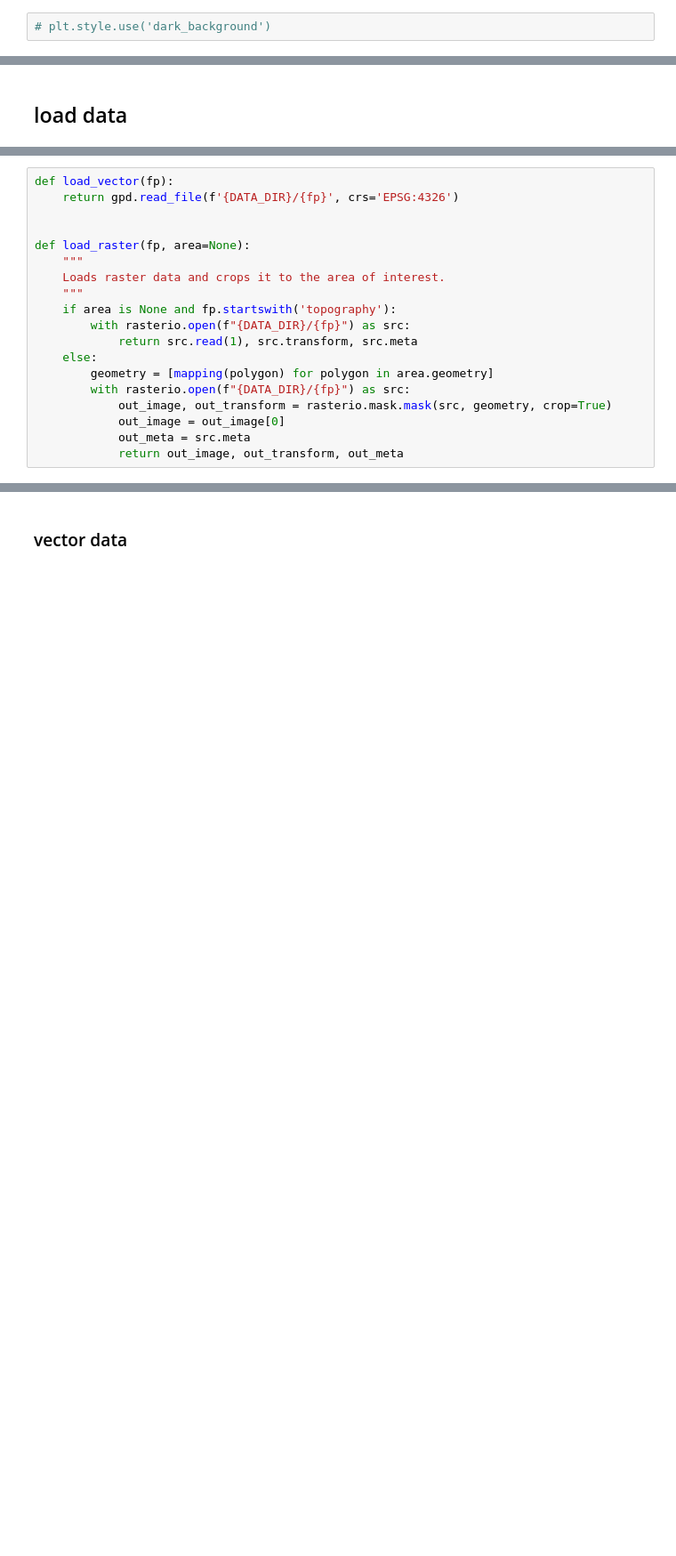
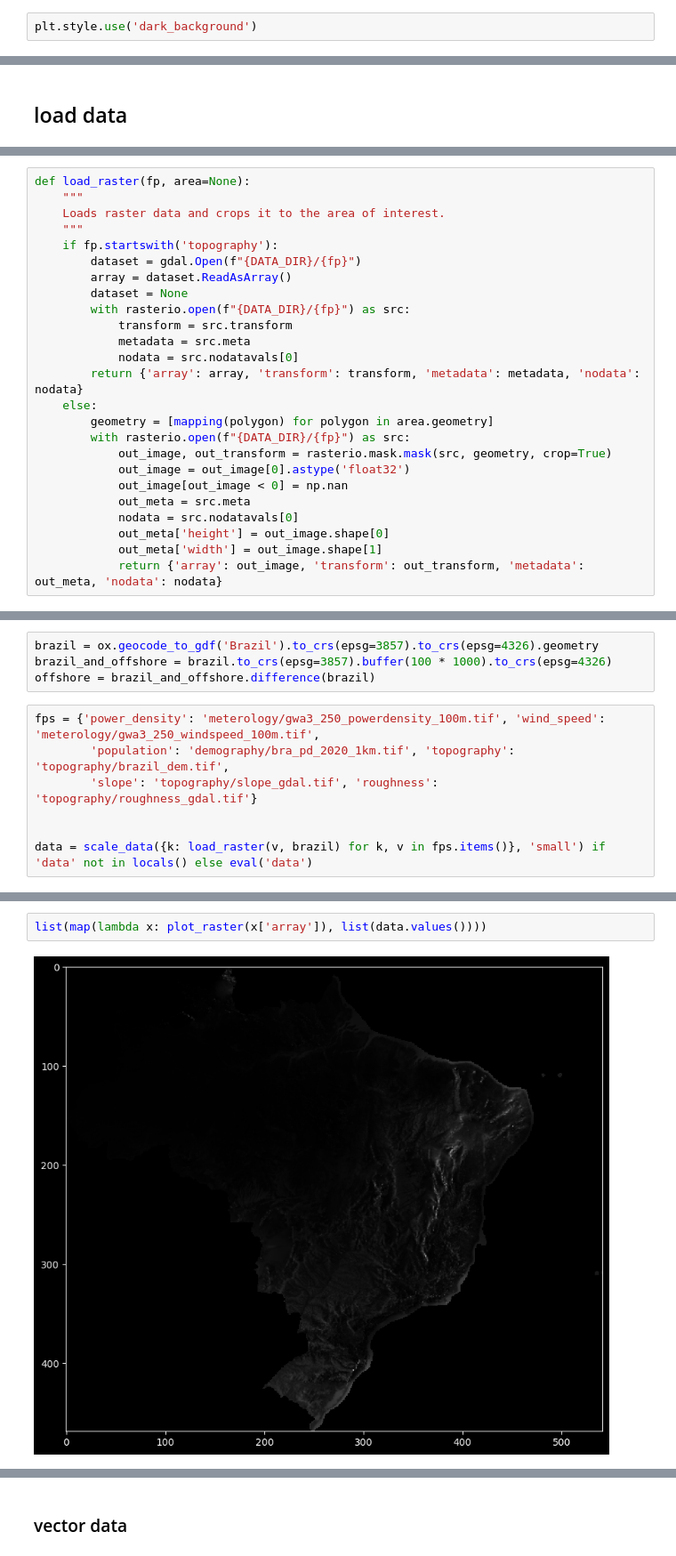
Before and after one commit to syrkis/aeolus, a Jupyter notebook: notebook.ipynb, the cells around one changed output, grey strips where cells are left out. Shown at 89% size. Cells and saved outputs as stored; diff of their text form; blank space fills up the shorter version.

```diff
--- a/notebook.ipynb
+++ b/notebook.ipynb
@@ -22,2 +33,2 @@ from src.utils import DATA_DIR, KILOMETERS_OFFSHORE
 # %%
-# plt.style.use('dark_background')
+plt.style.use('dark_background')
@@ -26,19 +57,25 @@ from src.utils import DATA_DIR, KILOMETERS_OFFSHORE
 # %%
-def load_vector(fp):
-    return gpd.read_file(f'{DATA_DIR}/{fp}', crs='EPSG:4326')
-
-
 def load_raster(fp, area=None):
     """
     Loads raster data and crops it to the area of interest.
     """
-    if area is None and fp.startswith('topography'):
+    if fp.startswith('topography'):
+        dataset = gdal.Open(f"{DATA_DIR}/{fp}")
+        array = dataset.ReadAsArray()
+        dataset = None
         with rasterio.open(f"{DATA_DIR}/{fp}") as src:
-            return src.read(1), src.transform, src.meta
+            transform = src.transform
+            metadata = src.meta
+            nodata = src.nodatavals[0]
+        return {'array': array, 'transform': transform, 'metadata': metadata, 'nodata': nodata}
     else:
         geometry = [mapping(polygon) for polygon in area.geometry]
         with rasterio.open(f"{DATA_DIR}/{fp}") as src:
             out_image, out_transform = rasterio.mask.mask(src, geometry, crop=True)
-            out_image = out_image[0]
+            out_image = out_image[0].astype('float32')
+            out_image[out_image < 0] = np.nan
             out_meta = src.meta
-            return out_image, out_transform, out_meta
+            nodata = src.nodatavals[0]
+            out_meta['height'] = out_image.shape[0]
+            out_meta['width'] = out_image.shape[1]
+            return {'array': out_image, 'transform': out_transform, 'metadata': out_meta, 'nodata': nodata}
@@ -57,0 +143,11 @@ roughness, roughness_transform, roughness_meta = load_raster('topography/roughne
+# %%
+brazil = ox.geocode_to_gdf('Brazil').to_crs(epsg=3857).to_crs(epsg=4326).geometry
+brazil_and_offshore = brazil.to_crs(epsg=3857).buffer(100 * 1000).to_crs(epsg=4326)
+offshore = brazil_and_offshore.difference(brazil)
+# %%
+fps = {'power_density': 'meterology/gwa3_250_powerdensity_100m.tif', 'wind_speed': 'meterology/gwa3_250_windspeed_100m.tif',
+        'population': 'demography/bra_pd_2020_1km.tif', 'topography': 'topography/brazil_dem.tif',
+        'slope': 'topography/slope_gdal.tif', 'roughness': 'topography/roughness_gdal.tif'}
+
+
+data = scale_data({k: load_raster(v, brazil) for k, v in fps.items()}, 'small') if 'data' not in locals() else eval('data')
@@ -57,0 +158,4 @@ roughness, roughness_transform, roughness_meta = load_raster('topography/roughne
+# %%
+list(map(lambda x: plot_raster(x['array']), list(data.values())))
+# %% [output]
+[figure, added]
```
Also changed, not shown: parts of 24 cells of this notebook.
